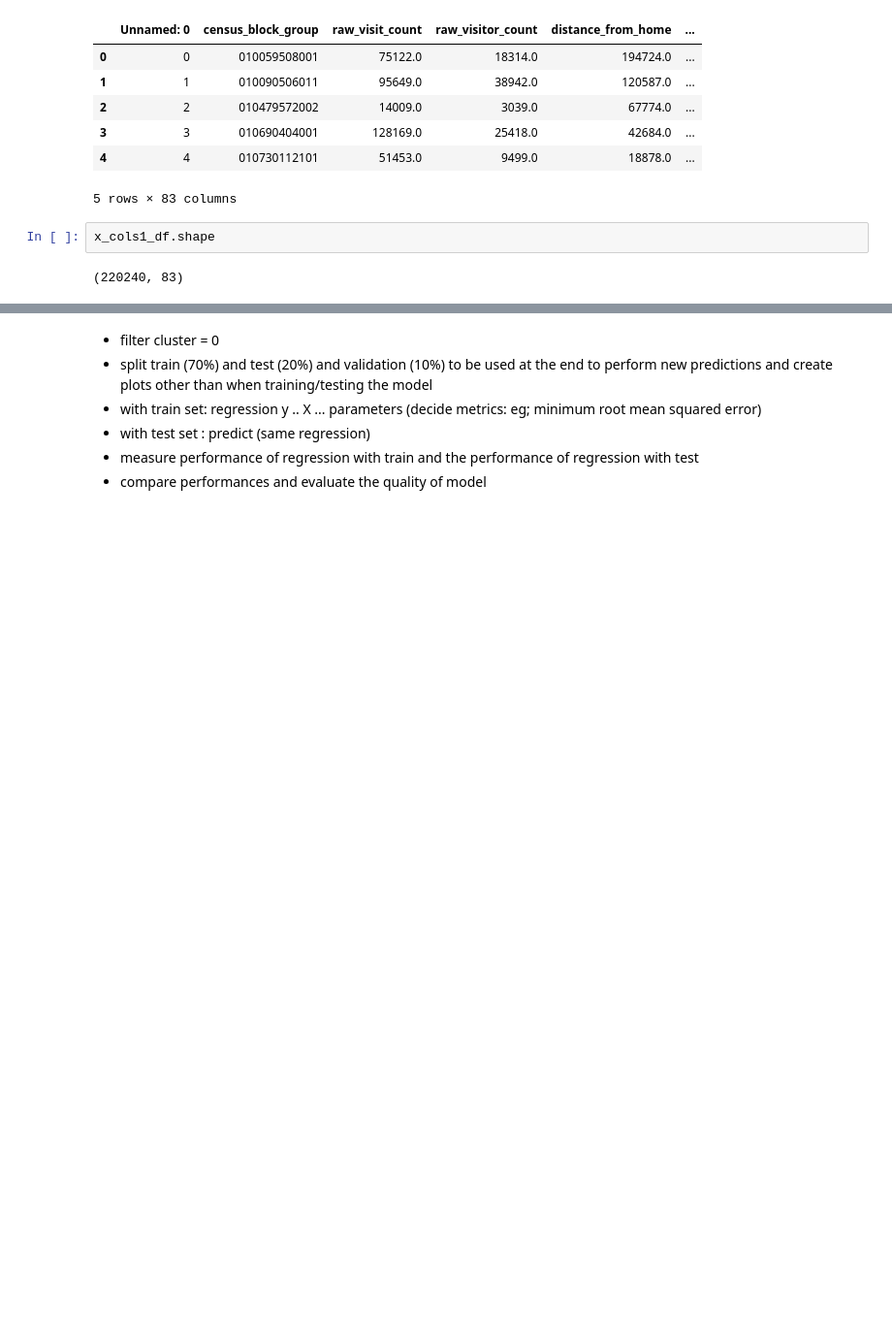
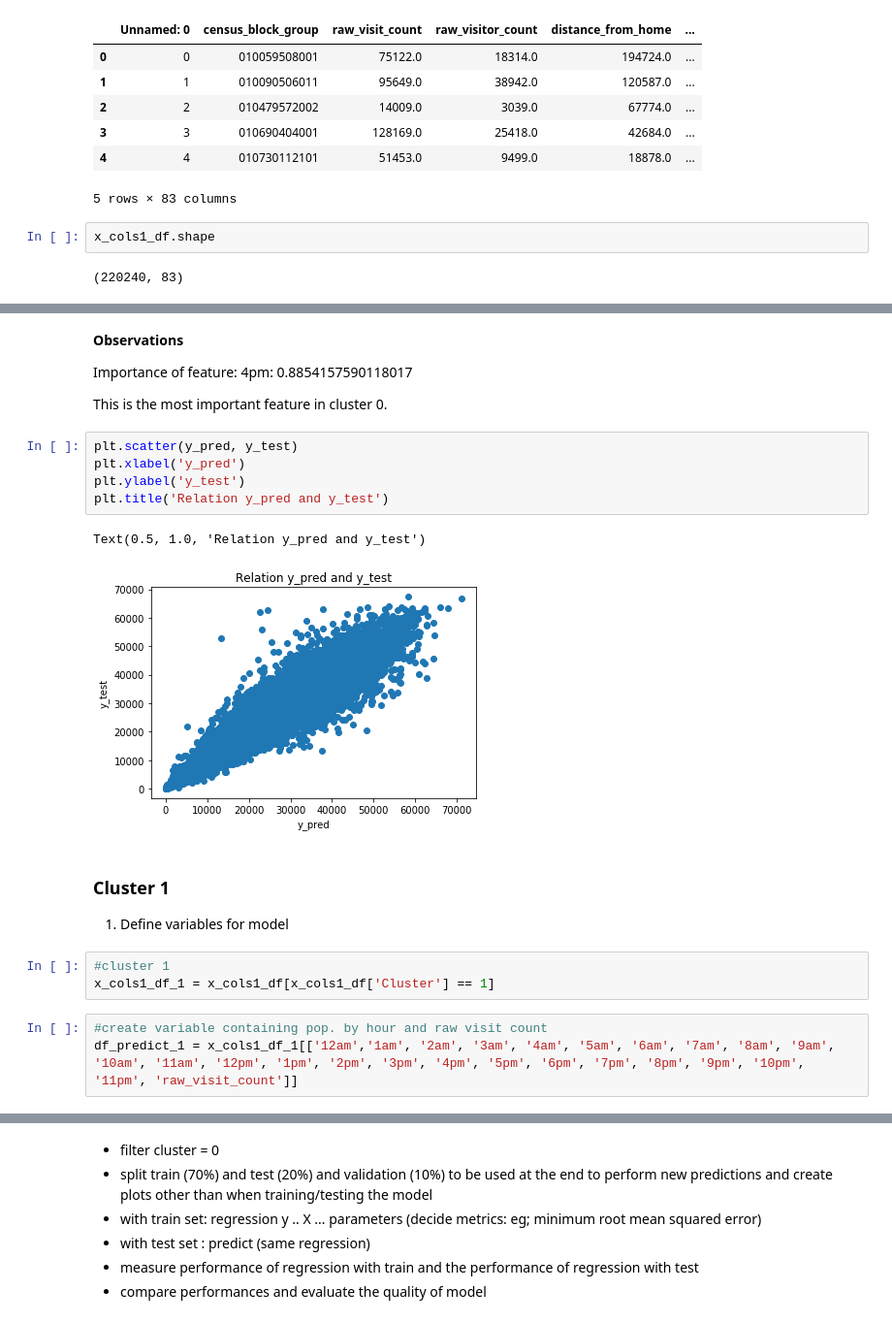
Before and after one commit to Crosita/Capstone-Project-1, a Jupyter notebook: Machine Learning_Capstone_1.ipynb, the cells around one changed output, grey strips where cells are left out. Shown at 97% size. Cells and saved outputs as stored; diff of their text form; blank space fills up the shorter version.

```diff
--- a/Machine Learning_Capstone_1.ipynb
+++ b/Machine Learning_Capstone_1.ipynb
@@ -56,0 +226,23 @@ x_cols1_df.shape
+# %% [markdown]
+**Observations**
+
+Importance of feature: 4pm: 0.8854157590118017
+
+This is the most important feature in cluster 0.
+# %%
+plt.scatter(y_pred, y_test)
+plt.xlabel('y_pred')
+plt.ylabel('y_test')
+plt.title('Relation y_pred and y_test')
+# %% [output]
+Text(0.5, 1.0, 'Relation y_pred and y_test')
+[figure, added]
+# %% [markdown]
+### Cluster 1
+1. Define variables for model
+# %%
+#cluster 1
+x_cols1_df_1 = x_cols1_df[x_cols1_df['Cluster'] == 1]
+# %%
+#create variable containing pop. by hour and raw visit count
+df_predict_1 = x_cols1_df_1[['12am','1am', '2am', '3am', '4am', '5am', '6am', '7am', '8am', '9am', '10am', '11am', '12pm', '1pm', '2pm', '3pm', '4pm', '5pm', '6pm', '7pm', '8pm', '9pm', '10pm', '11pm', 'raw_visit_count']]
```
Also changed, not shown: parts of 106 cells of this notebook.
